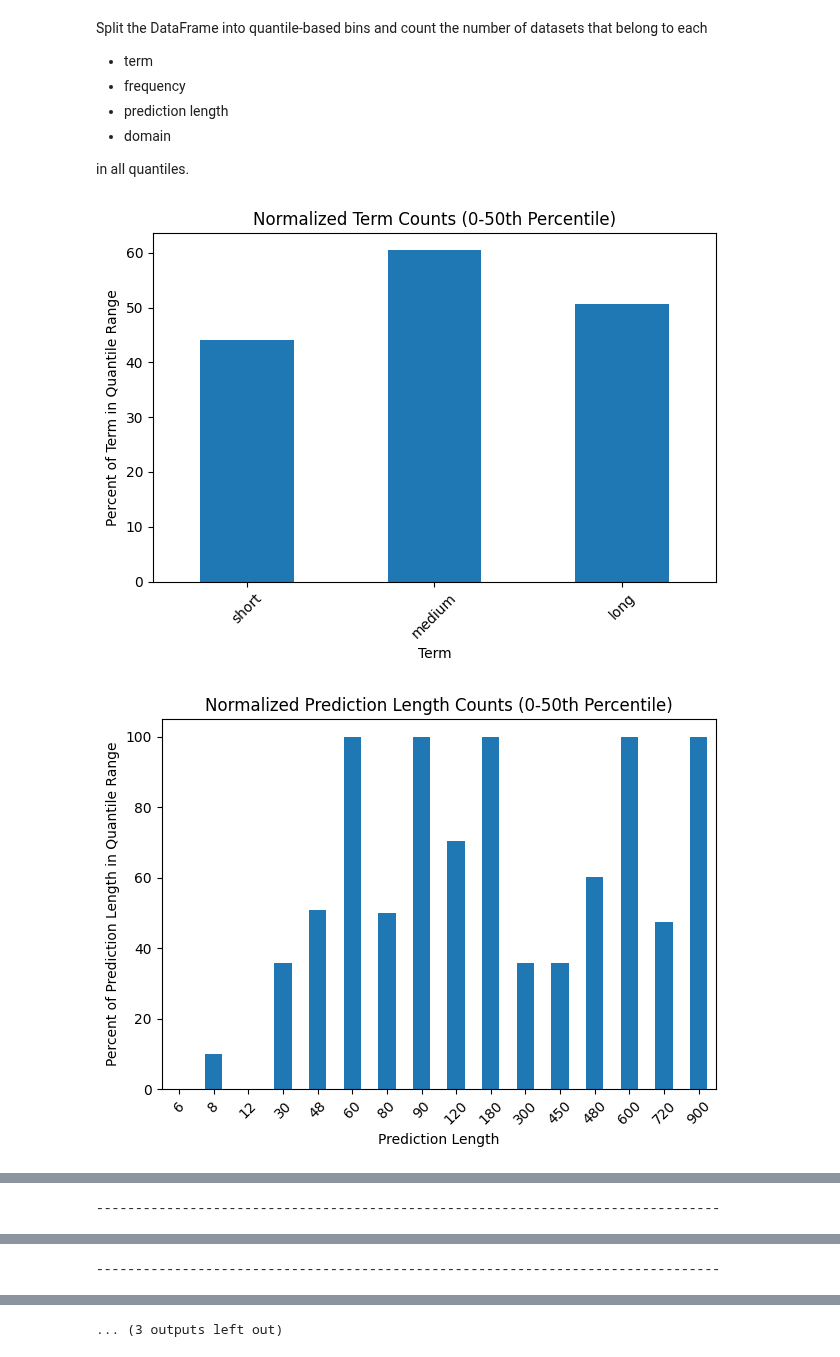
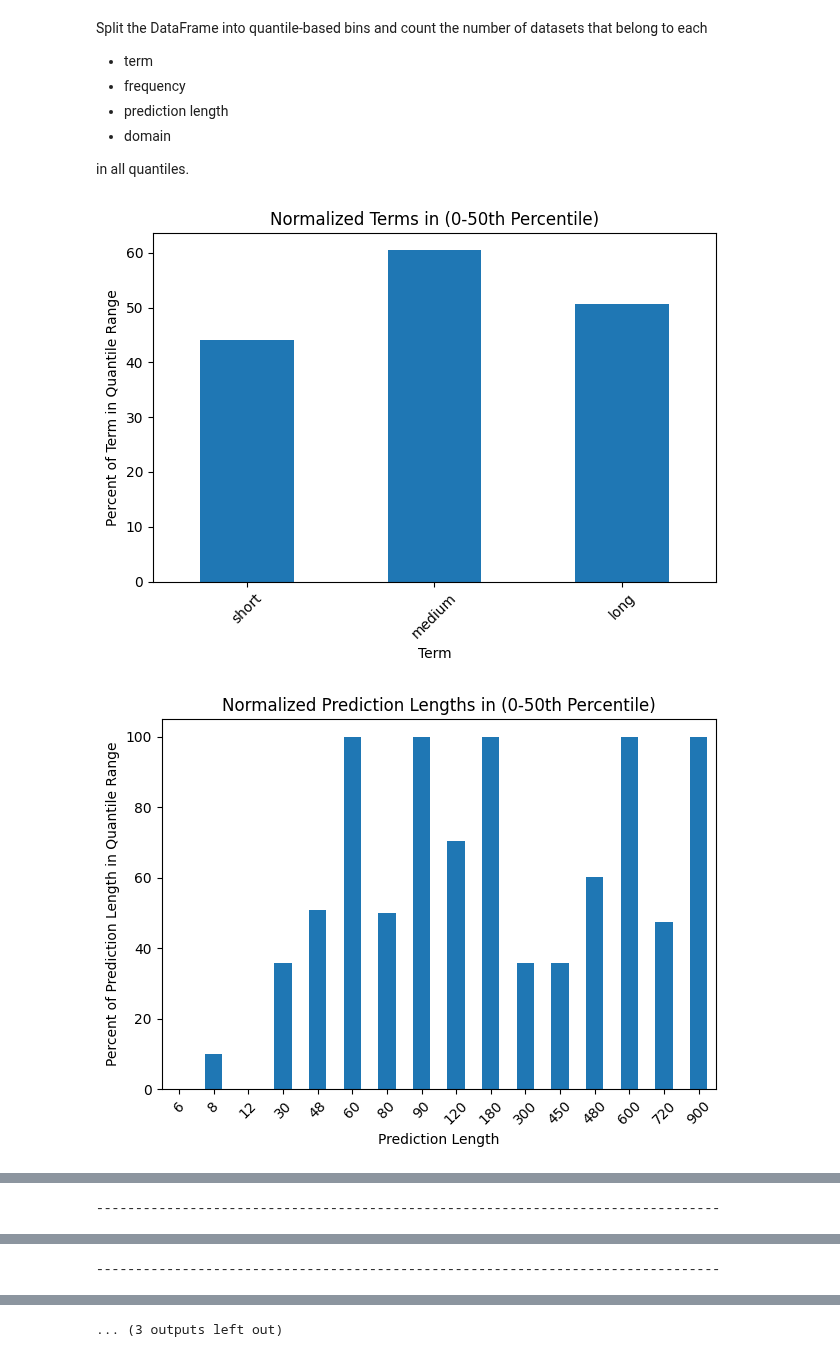
Before and after one commit to mpg05883/gift-eval, a Jupyter notebook: crps_estimation.ipynb, the cells around one changed output, grey strips where cells are left out. Cells and saved outputs as stored; diff of their text form; code cells hidden in the pictures.

```diff
--- a/crps_estimation.ipynb
+++ b/crps_estimation.ipynb
@@ -449,39 +449,40 @@ def plot_histogram(df, target_col, value_col, q_start, q_end):
     percentages.plot(kind="bar")
     col_name = value_col.replace("_", " ").title()
     plt.title(
-        f"Normalized {col_name} Counts ({int(q_start*100)}-{int(q_end*100)}th Percentile)"
+        f"Normalized {col_name}s in ({int(q_start*100)}-{int(q_end*100)}th Percentile)"
     )
     plt.xlabel(col_name)
     plt.ylabel(f"Percent of {col_name} in Quantile Range")
     plt.xticks(rotation=45)
     plt.tight_layout()
     plt.show()
 
 
 num_bins = 4
 num_edges = num_bins + 1
 quantile_edges = np.linspace(0, 1, num_edges).tolist()
+quantile_edges = [0, 0.5, 0.8, 1.0]
 
 for i in range(len(quantile_edges) - 1):
-    if i == 1:
-        continue
+    # if i == 1:
+    #     continue
 
     q_start, q_end = quantile_edges[i], quantile_edges[i + 1]
 
-    if i == 0:
-        q_end = 0.5
+    # if i == 0:
+    #     q_end = 0.5
 
     columns = ["term", "prediction_length", "freq", "domain"]
     for col in columns:
         plot_histogram(
             df=df,
             target_col="pred_crps",
             value_col=col,
             q_start=q_start,
             q_end=q_end,
         )
 
     print("-" * 80)
 # %% [output]
-[figure, old version]
+[figure, new version]
-[figure, old version]
+[figure, new version]
```
Also changed, not shown: parts of 1 cell of this notebook, 1 other file.
